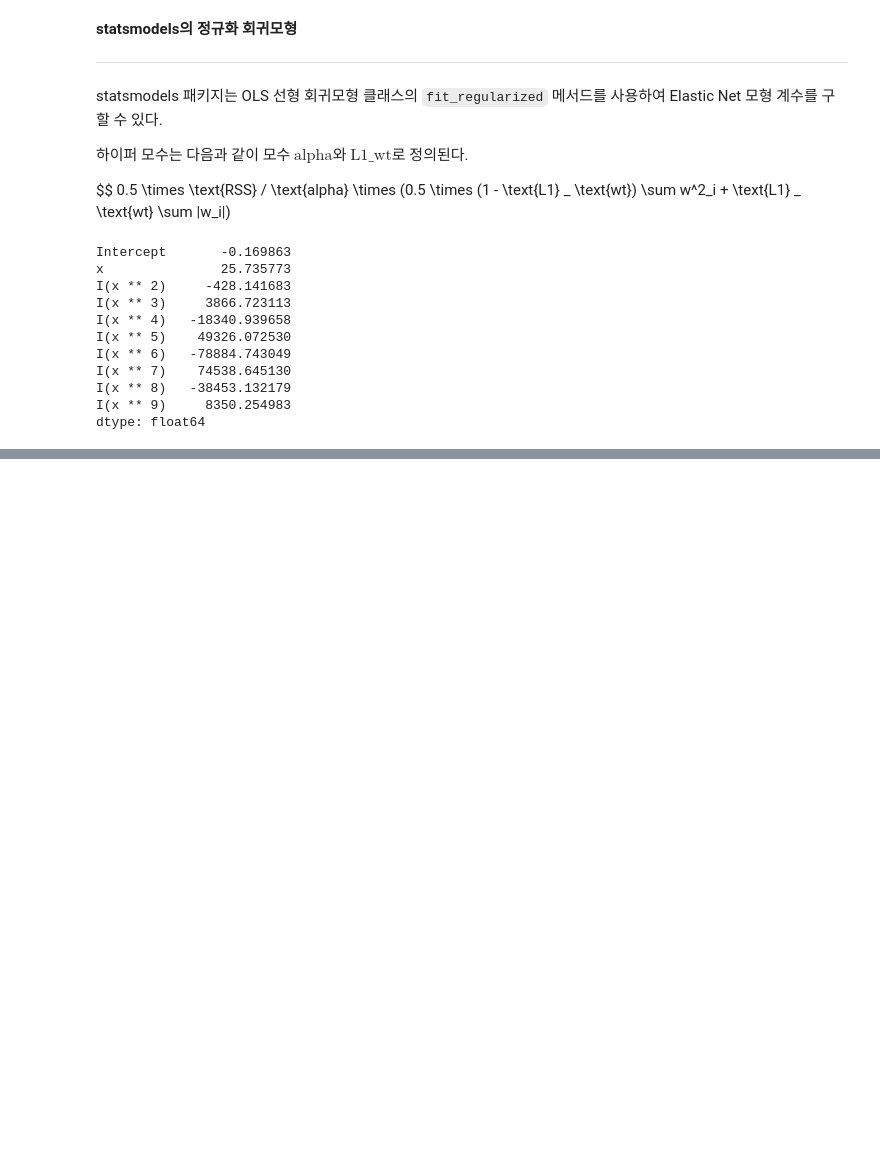
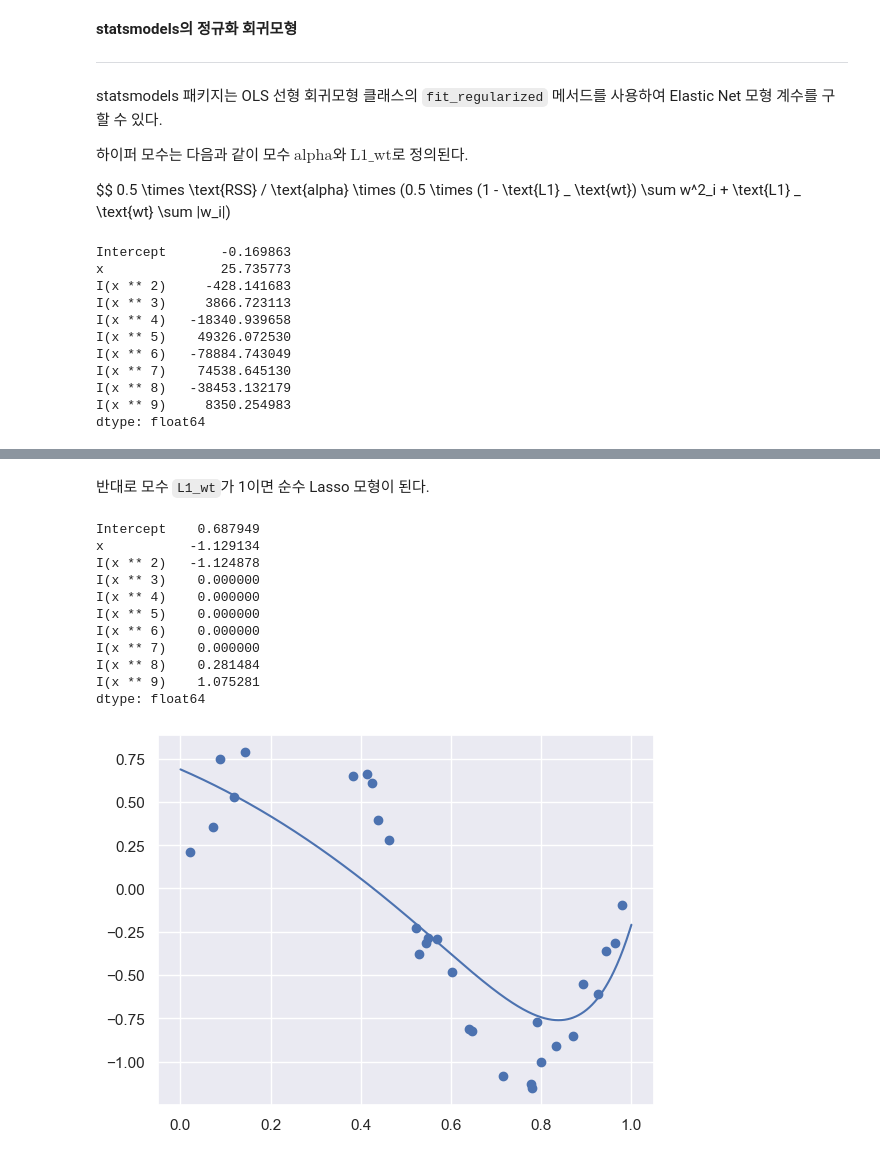
Before and after one commit to jeongbeenson19/dstb, a Jupyter notebook: regularized_lin_reg.ipynb, the cells around one changed output, grey strips where cells are left out. Drawn from its saved outputs; the diff is of its cells as text; code cells hidden in the pictures; blank space fills up the shorter version.

```diff
--- a/regularized_lin_reg.ipynb
+++ b/regularized_lin_reg.ipynb
@@ -118,0 +138,19 @@ dtype: float64
+# %% [markdown]
+반대로 모수 `L1_wt`가 1이면 순수 Lasso 모형이 된다.
+# %%
+result3 = model.fit_regularized(alpha=0.01, L1_wt=1)
+print(result3.params)
+plot_statsmodels(result3)
+# %% [output]
+Intercept    0.687949
+x           -1.129134
+I(x ** 2)   -1.124878
+I(x ** 3)    0.000000
+I(x ** 4)    0.000000
+I(x ** 5)    0.000000
+I(x ** 6)    0.000000
+I(x ** 7)    0.000000
+I(x ** 8)    0.281484
+I(x ** 9)    1.075281
+dtype: float64
+[figure, added]
```
Also changed, not shown: parts of 22 cells of this notebook.
